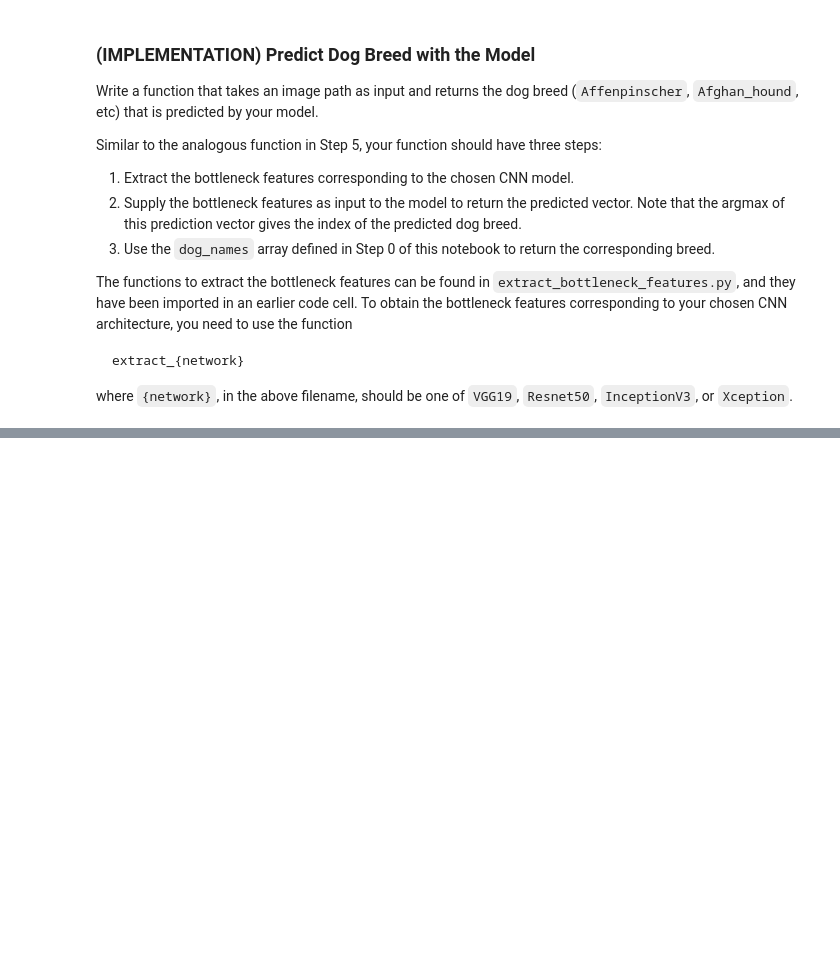
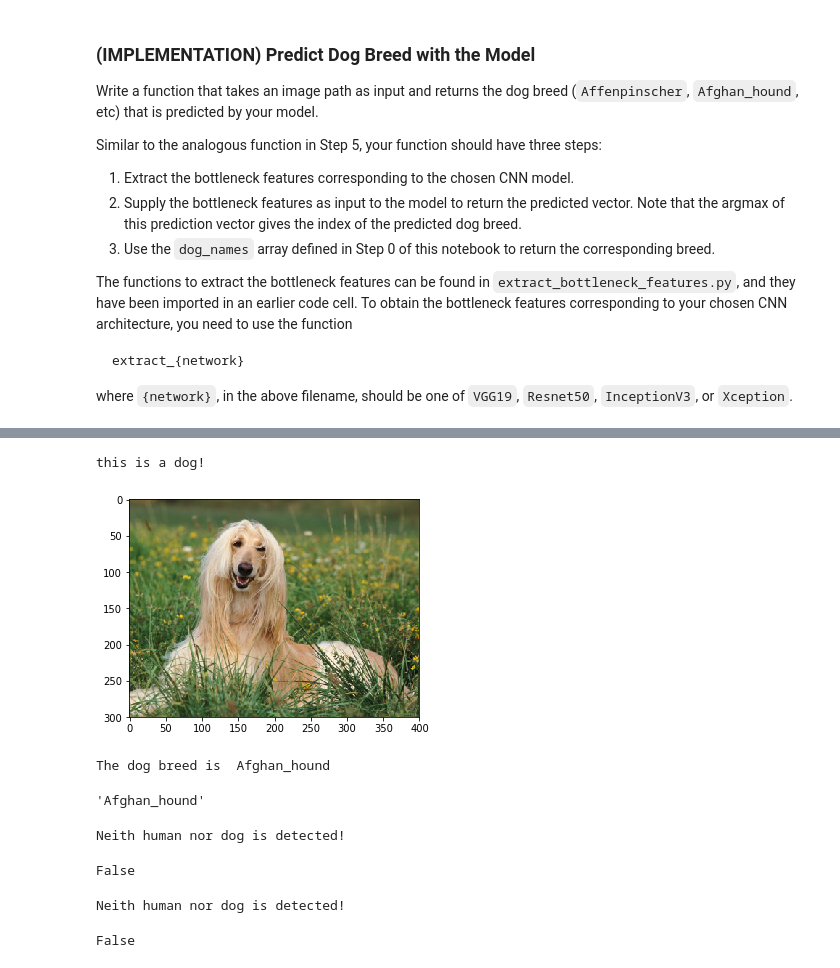
Before and after one commit to iamsteveng/AIND-DogProject, a Jupyter notebook: dog_app.ipynb, the cells around one changed output, grey strips where cells are left out. Drawn from its saved outputs; the diff is of its cells as text; code cells hidden in the pictures; blank space fills up the shorter version.

```diff
--- a/dog_app.ipynb
+++ b/dog_app.ipynb
@@ -808,0 +826,20 @@ The dog breed is  Affenpinscher
+# %%
+#test image 2
+my_algorithm('my_images/afghan_hound.jpg')
+# %% [output]
+this is a dog!
+[figure, added]
+The dog breed is  Afghan_hound
+'Afghan_hound'
+# %%
+#test image 3
+my_algorithm('my_images/apple_watch.jpeg')
+# %% [output]
+Neith human nor dog is detected!
+False
+# %%
+#test image 4
+my_algorithm('my_images/camera.jpg')
+# %% [output]
+Neith human nor dog is detected!
+False
```
Also changed, not shown: parts of 9 cells of this notebook.
